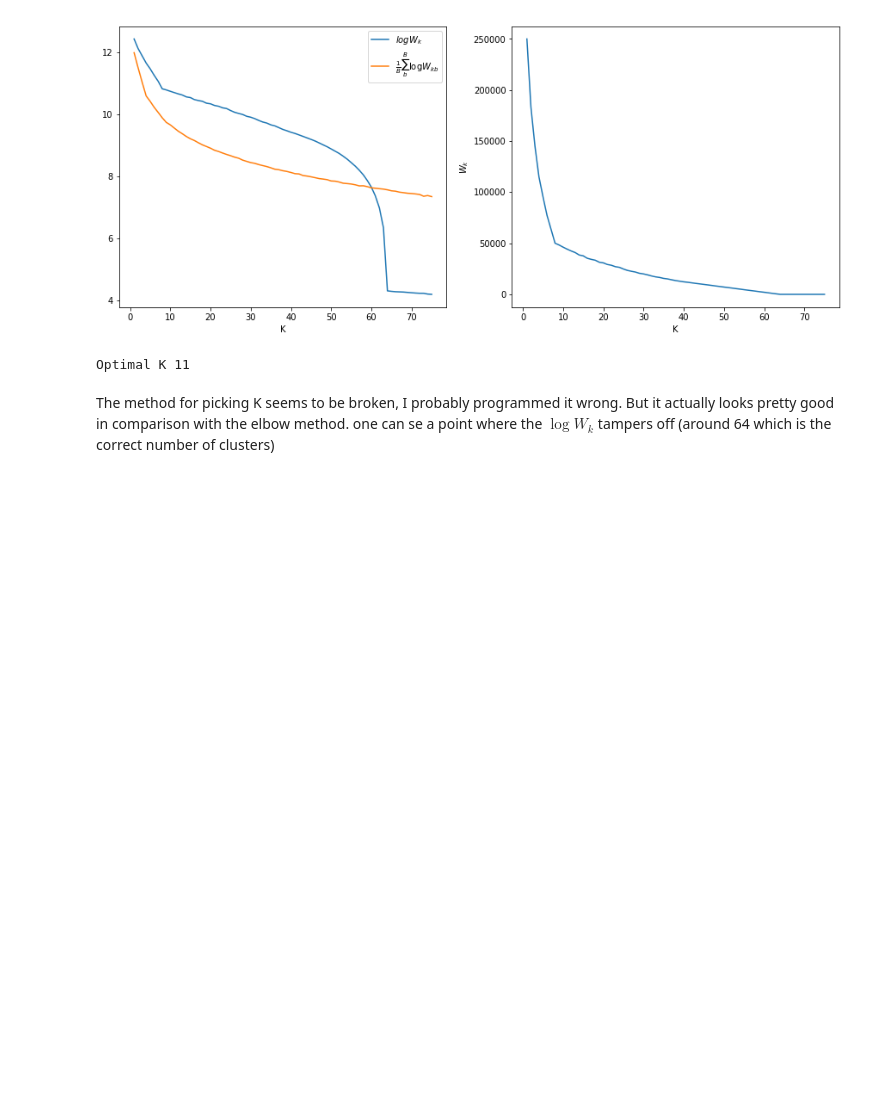
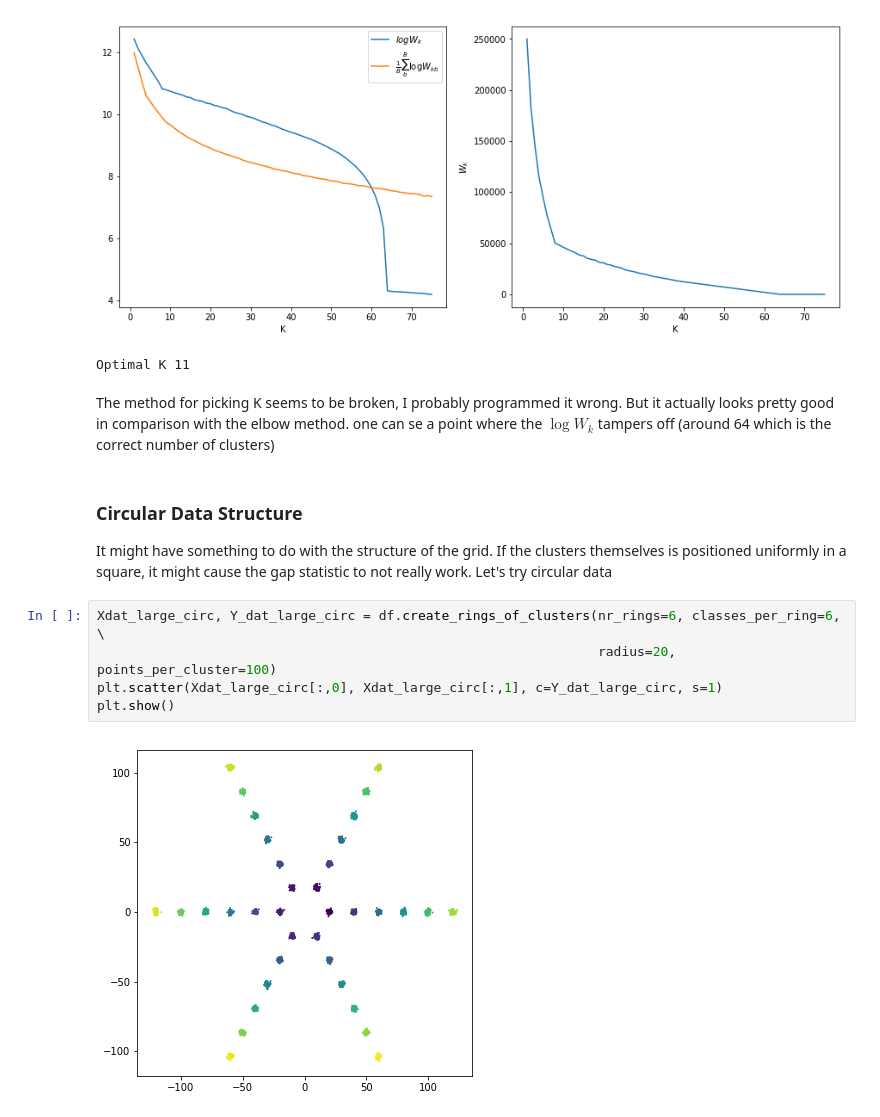
Before and after one commit to edforsberg/MME440_Project2, a Jupyter notebook: RaukonGap.ipynb, the cells around one changed output. Drawn from its saved outputs; the diff is of its cells as text; blank space fills up the shorter version.

```diff
--- a/RaukonGap.ipynb
+++ b/RaukonGap.ipynb
@@ -373,3 +398,14 @@ Calculating for K = 75 of 75 ...
 Optimal K 11
 # %% [markdown]
 The method for picking K seems to be broken, I probably programmed it wrong. But it actually looks pretty good in comparison with the elbow method. one can se a point where the $\log{W_k}$ tampers off (around 64 which is the correct number of clusters)
+# %% [markdown]
+### Circular Data Structure
+
+It might have something to do with the structure of the grid. If the clusters themselves is positioned uniformly in a square, it might cause the gap statistic to not really work. Let's try circular data
+# %%
+Xdat_large_circ, Y_dat_large_circ = df.create_rings_of_clusters(nr_rings=6, classes_per_ring=6, \
+                                                                radius=20, points_per_cluster=100)
+plt.scatter(Xdat_large_circ[:,0], Xdat_large_circ[:,1], c=Y_dat_large_circ, s=1)
+plt.show()
+# %% [output]
+[figure, added]
```
Also changed, not shown: parts of 19 cells of this notebook, 2 other files.
